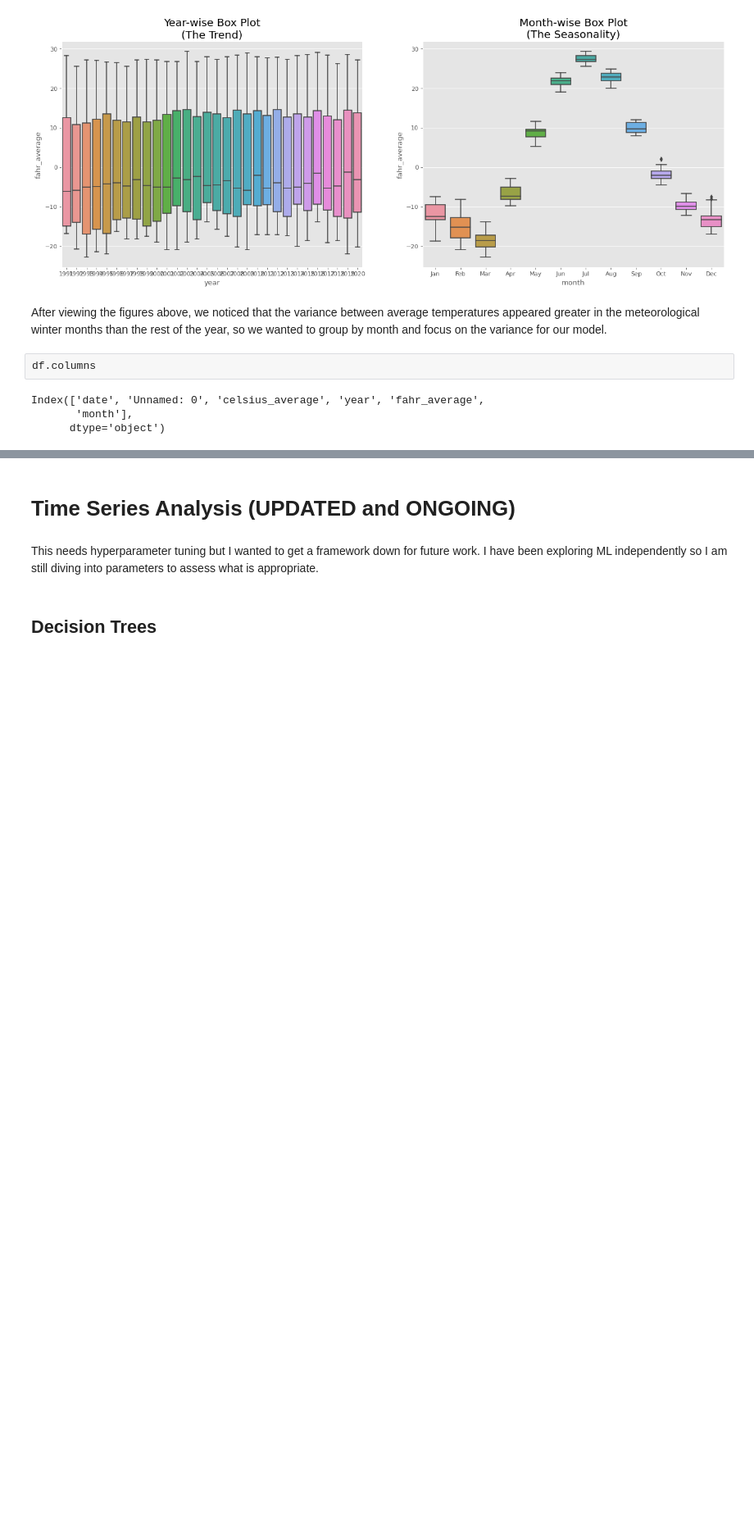
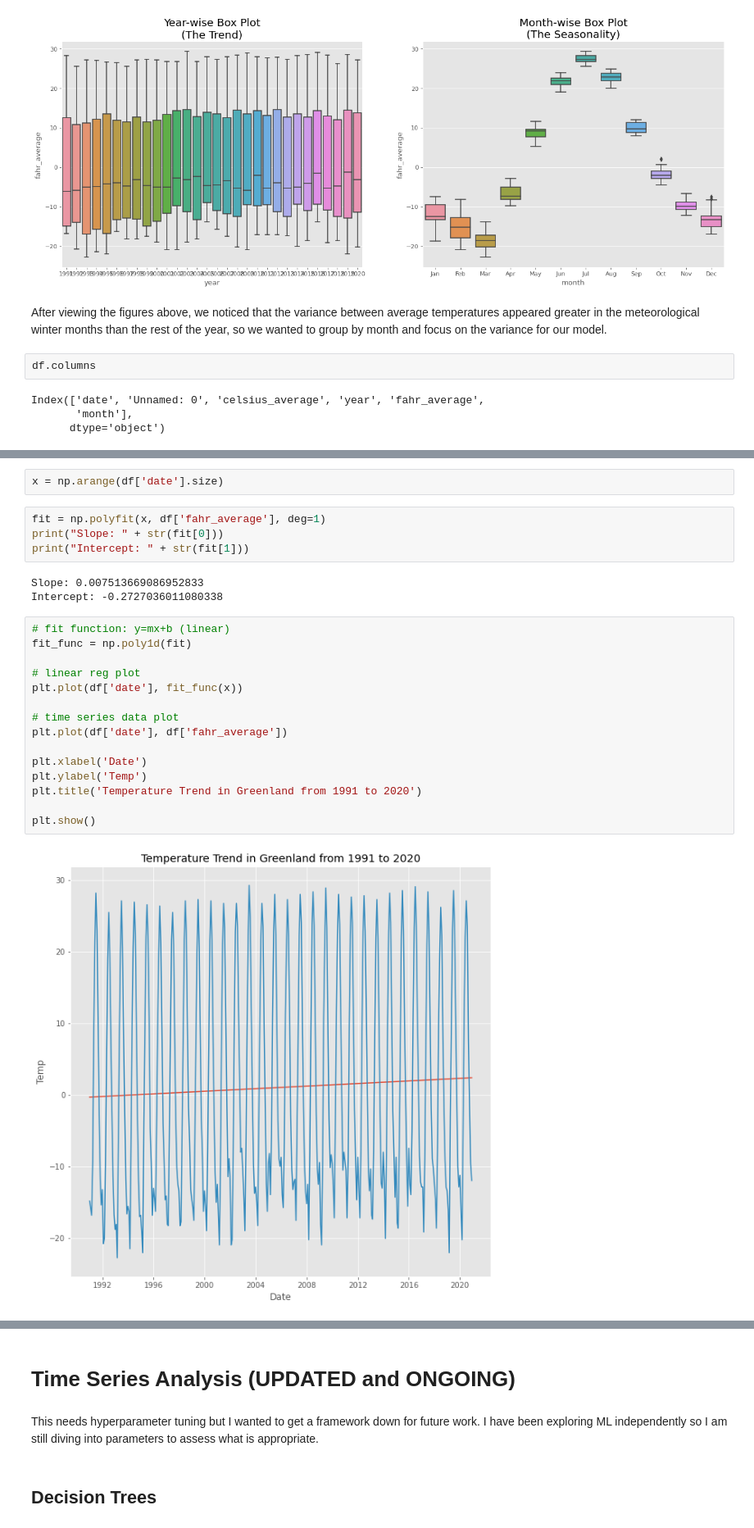
Before and after one commit to arianajschindler/greenland_climate_variation, a Jupyter notebook: Schindler_final_climate_project.ipynb, the cells around one changed output, grey strips where cells are left out. Shown at 82% size. Cells and saved outputs as stored; diff of their text form; blank space fills up the shorter version.

```diff
--- a/Schindler_final_climate_project.ipynb
+++ b/Schindler_final_climate_project.ipynb
@@ -208,0 +296,26 @@ Index(['date', 'Unnamed: 0', 'celsius_average', 'year', 'fahr_average',
+# %%
+x = np.arange(df['date'].size)
+# %%
+fit = np.polyfit(x, df['fahr_average'], deg=1)
+print("Slope: " + str(fit[0]))
+print("Intercept: " + str(fit[1]))
+# %% [output]
+Slope: 0.007513669086952833
+Intercept: -0.2727036011080338
+# %%
+# fit function: y=mx+b (linear)
+fit_func = np.poly1d(fit)
+
+# linear reg plot
+plt.plot(df['date'], fit_func(x))
+
+# time series data plot
+plt.plot(df['date'], df['fahr_average'])
+
+plt.xlabel('Date')
+plt.ylabel('Temp')
+plt.title('Temperature Trend in Greenland from 1991 to 2020')
+
+plt.show()
+# %% [output]
+[figure, added]
```
Also changed, not shown: parts of 16 cells of this notebook.
